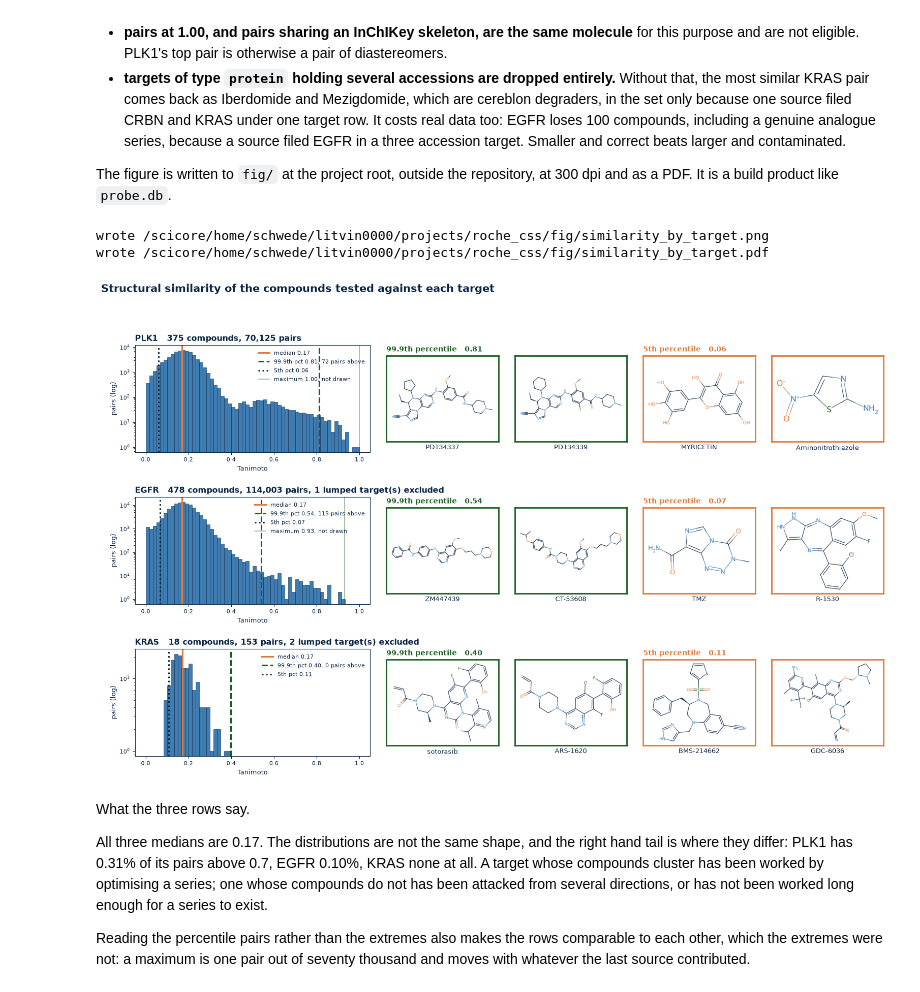
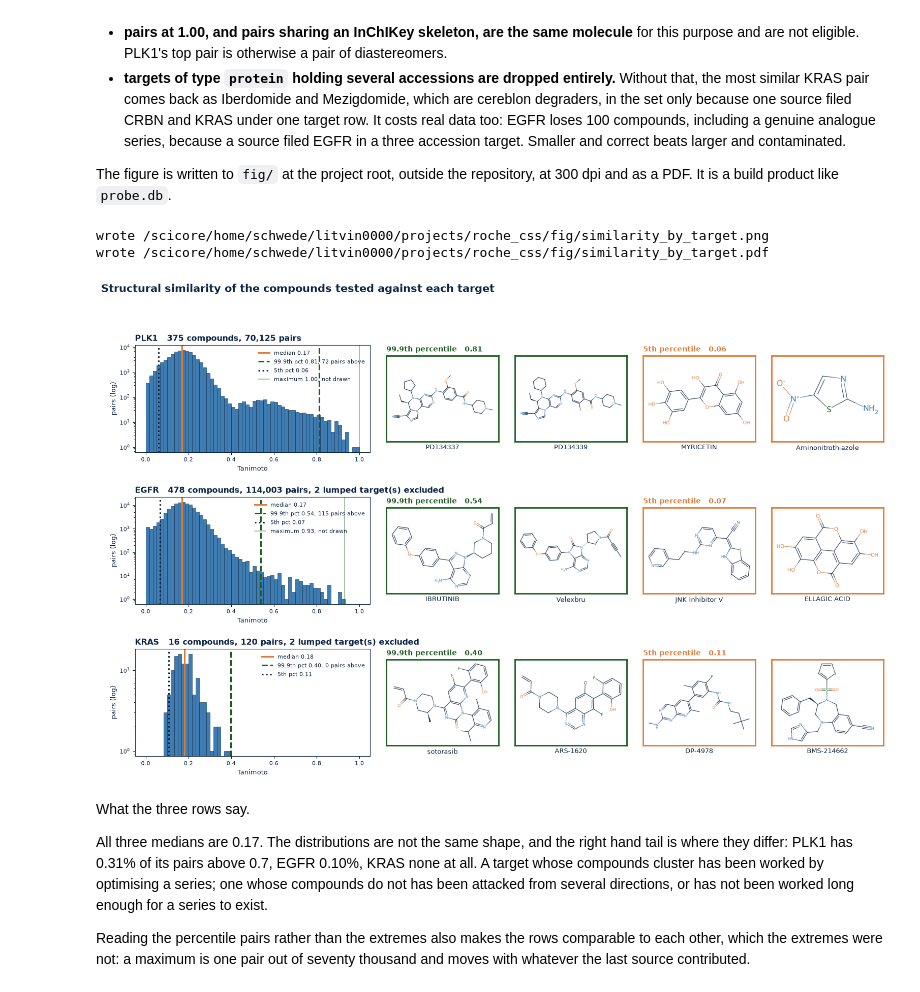
Before and after one commit to SCHMM-MelMar/Summer-School-2026, a Jupyter notebook: examples/use_cases.ipynb, the cells around one changed output. Cells and saved outputs as stored; diff of their text form; code cells hidden in the pictures.

```diff
--- a/examples/use_cases.ipynb
+++ b/examples/use_cases.ipynb
@@ -623,7 +623,12 @@ def clean_keys(db, target):
         f"SELECT DISTINCT inchikey FROM bioactivity WHERE target_id IN ({marks})", good)]
     return keys, len(ids) - len(good)
 # %%
-TARGETS = ["PLK1", "EGFR", "KRAS"]
+# by accession, not by symbol. targets_for() also matches uniprot.hgnc, and
+# that column is not trustworthy: P01112 is HRAS and this database has it
+# filed under hgnc 'KRAS', so asking for "KRAS" by name returns the HRAS
+# target too and two HRAS compounds arrive counted as KRAS. 613 symbols in
+# this database are claimed by more than one accession
+TARGETS = [("PLK1", "P53350"), ("EGFR", "P00533"), ("KRAS", "P01116")]
 
 # percentiles rather than the extremes, but not the 95th: these distributions
 # are right skewed with a thin tail, and the 95th sits at 0.28 on all three
@@ -650,8 +655,8 @@ fig = plt.figure(figsize=(19, 10.5))
 grid = GridSpec(len(TARGETS), 5, figure=fig, width_ratios=[2.1, 1, 1, 1, 1],
                 hspace=0.42, wspace=0.12)
 
-for row, target in enumerate(TARGETS):
-    keys, lumped = clean_keys(db, target)
+for row, (label, accession) in enumerate(TARGETS):
+    keys, lumped = clean_keys(db, accession)
     values = similarity.scores(db, compounds=keys)
     table = similarity.pairs(db, compounds=keys)
 
@@ -676,7 +681,7 @@ for row, target in enumerate(TARGETS):
         ax.axvline(values.max(), color=DARK_GREEN, lw=1.1, alpha=0.5,
                    label=f"maximum {values.max():.2f}, not drawn")
     note = f", {lumped} lumped target(s) excluded" if lumped else ""
-    ax.set_title(f"{target}   {len(keys)} compounds, {values.size:,} pairs{note}",
+    ax.set_title(f"{label}   {len(keys)} compounds, {values.size:,} pairs{note}",
                  color=DARK_BLUE, fontsize=11.5, loc="left", weight="bold")
     ax.set_xlabel("Tanimoto", color=DARK_BLUE, fontsize=9)
     ax.set_ylabel("pairs (log)", color=DARK_BLUE, fontsize=9)
@@ -686,34 +691,34 @@ for row, target in enumerate(TARGETS):
         side.set_color(DARK_BLUE)
 
     for offset, (pair, accent, heading) in enumerate(
         [(upper, DARK_GREEN, f"{HIGH}th percentile"),
          (lower, ORANGE, f"{LOW}th percentile")]
     ):
         for half, (key, name) in enumerate(
             [(pair.inchikey_a, pair.compound_a), (pair.inchikey_b, pair.compound_b)]
         ):
             ax = fig.add_subplot(grid[row, 1 + offset * 2 + half])
             ax.imshow(render(db.one("SELECT smiles FROM compound WHERE inchikey = ?", key)))
             ax.set_xticks([]); ax.set_yticks([])
             for side in ax.spines.values():
                 side.set_color(accent); side.set_linewidth(2.0)
             ax.set_xlabel(label_of(db, key, name), color=DARK_BLUE, fontsize=9)
             if half == 0:
                 ax.set_title(f"{heading}   {pair.tanimoto:.2f}", color=accent,
                              fontsize=10, loc="left", weight="bold")
 
 fig.suptitle("Structural similarity of the compounds tested against each target",
              color=DARK_BLUE, fontsize=15, weight="bold", x=0.09, ha="left", y=0.995)
 
 for suffix, dpi in ((".png", 300), (".pdf", None)):
     path = FIGURES / f"similarity_by_target{suffix}"
     fig.savefig(path, dpi=dpi, bbox_inches="tight", facecolor="white")
     print(f"wrote {path}")
 plt.show()
 # %% [output]
 wrote /scicore/home/schwede/litvin0000/projects/roche_css/fig/similarity_by_target.png
 wrote /scicore/home/schwede/litvin0000/projects/roche_css/fig/similarity_by_target.pdf
-[figure, old version]
+[figure, new version]
 # %% [markdown]
 What the three rows say.
 
```
Also changed, not shown: 1 other file.
